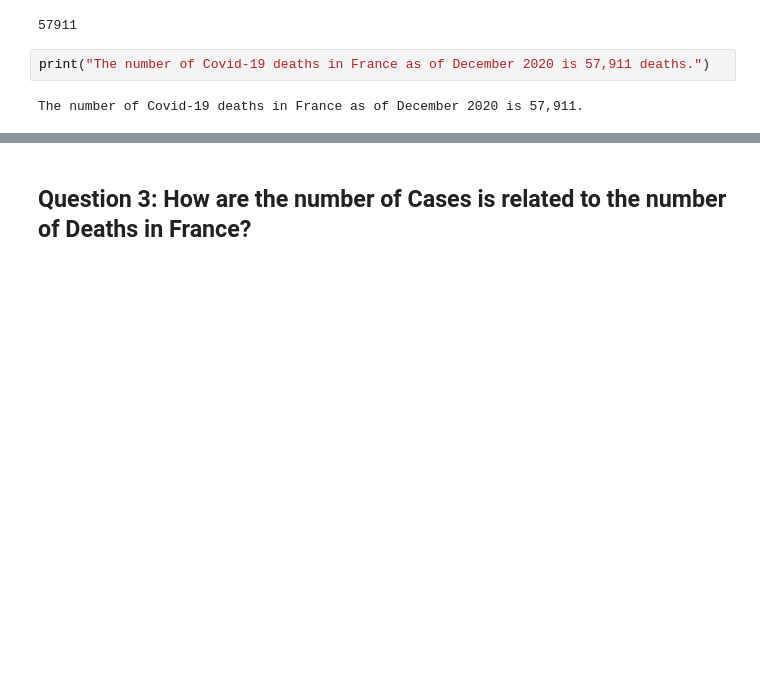
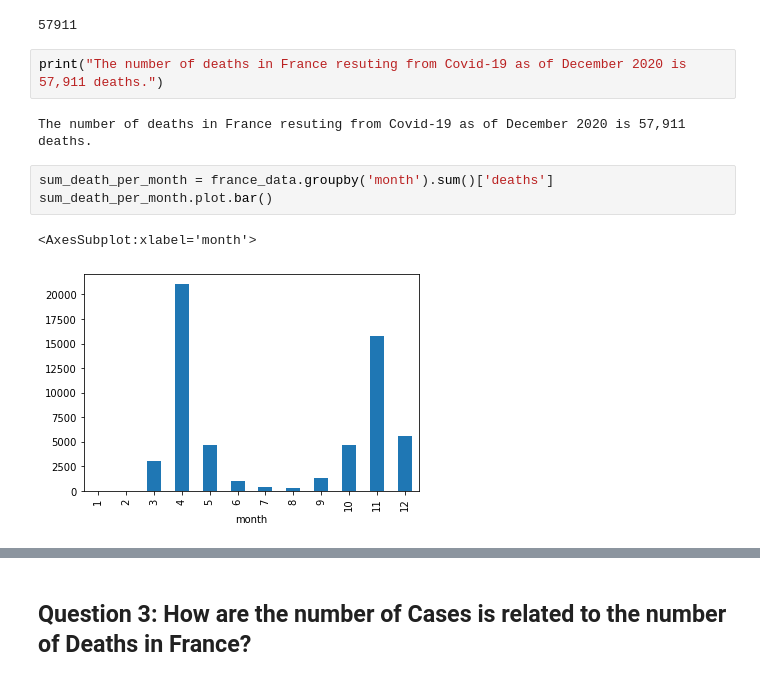
Before and after one commit to BERNARJE/IA241, a Jupyter notebook: Jordan Bernard ~ Final Project.ipynb, the cells around one changed output, grey strips where cells are left out. Drawn from its saved outputs; the diff is of its cells as text; blank space fills up the shorter version.

```diff
--- a/Jordan Bernard ~ Final Project.ipynb
+++ b/Jordan Bernard ~ Final Project.ipynb
@@ -44,6 +55,12 @@ france_data.sum()['deaths']
 # %% [output]
 57911
 # %%
-print("The number of Covid-19 deaths in France as of December 2020 is 57,911 deaths.")
+print("The number of deaths in France resuting from Covid-19 as of December 2020 is 57,911 deaths.")
 # %% [output]
-The number of Covid-19 deaths in France as of December 2020 is 57,911.
+The number of deaths in France resuting from Covid-19 as of December 2020 is 57,911 deaths.
+# %%
+sum_death_per_month = france_data.groupby('month').sum()['deaths']
+sum_death_per_month.plot.bar()
+# %% [output]
+<AxesSubplot:xlabel='month'>
+[figure, added]
```
Also changed, not shown: parts of 6 cells of this notebook.
